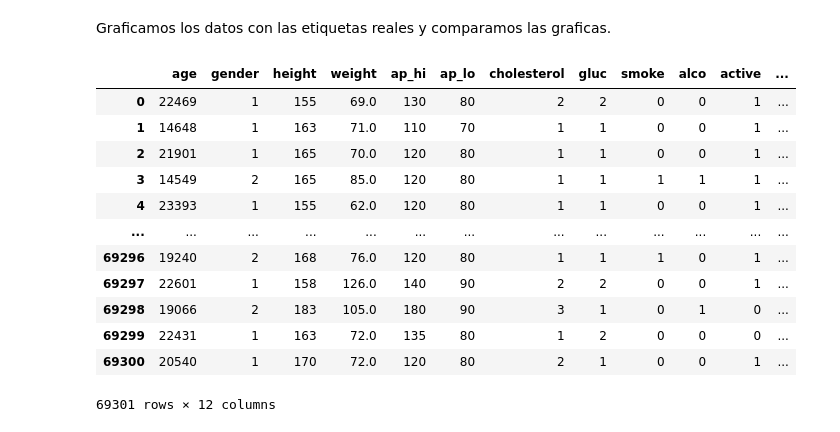
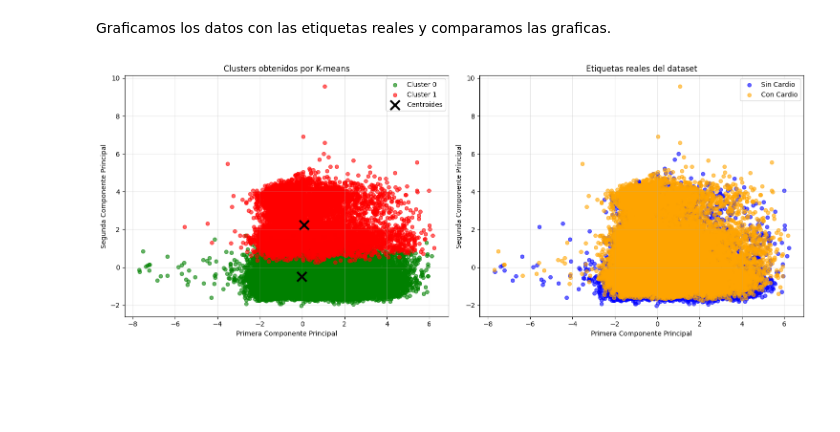
Before and after one commit to AlbertoTorres2607/InteligenciaArtificial1-2025, a Jupyter notebook: SEGUNDO-PARCIAL/SegundoParcial.ipynb, the cells around one changed output. Drawn from its saved outputs; the diff is of its cells as text; code cells hidden in the pictures; blank space fills up the shorter version.

```diff
--- a/SEGUNDO-PARCIAL/SegundoParcial.ipynb
+++ b/SEGUNDO-PARCIAL/SegundoParcial.ipynb
@@ -158,20 +156,50 @@ array([0, 1, 0, 1], dtype=int32)
 # %% [markdown]
 Graficamos los datos con las etiquetas reales y comparamos las graficas.
 # %%
-df = data.copy()
-df.drop(columns = 'id', inplace=True)
-df
+# Obtener las etiquetas reales que guardamos anteriormente
+y_real = data['cardio']
+
+# Crear visualización comparativa con PCA
+fig, (ax1, ax2) = plt.subplots(1, 2, figsize=(15, 6))
+
+# SUBPLOT 1: Clusters K-means
+colors_clusters = ['green', 'red']
+for i in range(2):
+    mask = y_pred == i
+    ax1.scatter(X_pca[mask, 0], X_pca[mask, 1],
+                c=colors_clusters[i],
+                label=f'Cluster {i}',
+                alpha=0.6,
+                s=30)
+
+# Agregar centroides
+ax1.scatter(centroids_pca[:, 0], centroids_pca[:, 1],
+            c='black', marker='x', s=200, linewidths=3,
+            label='Centroides')
+
+ax1.set_xlabel('Primera Componente Principal')
+ax1.set_ylabel('Segunda Componente Principal')
+ax1.set_title('Clusters obtenidos por K-means')
+ax1.legend()
+ax1.grid(True, alpha=0.3)
+
+# SUBPLOT 2: Etiquetas reales
+colors_real = ['blue', 'orange']
+for i in range(2):
+    mask = y_real == i
+    ax2.scatter(X_pca[mask, 0], X_pca[mask, 1],
+                c=colors_real[i],
+                label=f'Sin Cardio' if i == 0 else 'Con Cardio',
+                alpha=0.6,
+                s=30)
+
+ax2.set_xlabel('Primera Componente Principal')
+ax2.set_ylabel('Segunda Componente Principal')
+ax2.set_title('Etiquetas reales del dataset')
+ax2.legend()
+ax2.grid(True, alpha=0.3)
+
+plt.tight_layout()
+plt.show()
 # %% [output]
-|  | age | gender | height | weight | ap_hi | ap_lo | cholesterol | gluc | smoke | alco | active | ... |
-| 0 | 22469 | 1 | 155 | 69.0 | 130 | 80 | 2 | 2 | 0 | 0 | 1 | ... |
-| 1 | 14648 | 1 | 163 | 71.0 | 110 | 70 | 1 | 1 | 0 | 0 | 1 | ... |
-| 2 | 21901 | 1 | 165 | 70.0 | 120 | 80 | 1 | 1 | 0 | 0 | 1 | ... |
-| 3 | 14549 | 2 | 165 | 85.0 | 120 | 80 | 1 | 1 | 1 | 1 | 1 | ... |
-| 4 | 23393 | 1 | 155 | 62.0 | 120 | 80 | 1 | 1 | 0 | 0 | 1 | ... |
-| ... | ... | ... | ... | ... | ... | ... | ... | ... | ... | ... | ... | ... |
-| 69296 | 19240 | 2 | 168 | 76.0 | 120 | 80 | 1 | 1 | 1 | 0 | 1 | ... |
-| 69297 | 22601 | 1 | 158 | 126.0 | 140 | 90 | 2 | 2 | 0 | 0 | 1 | ... |
-| 69298 | 19066 | 2 | 183 | 105.0 | 180 | 90 | 3 | 1 | 0 | 1 | 0 | ... |
-| 69299 | 22431 | 1 | 163 | 72.0 | 135 | 80 | 1 | 2 | 0 | 0 | 0 | ... |
-| 69300 | 20540 | 1 | 170 | 72.0 | 120 | 80 | 2 | 1 | 0 | 0 | 1 | ... |
-69301 rows × 12 columns
+[figure, added]
```
Also changed, not shown: parts of 7 cells of this notebook, 2 other files.
